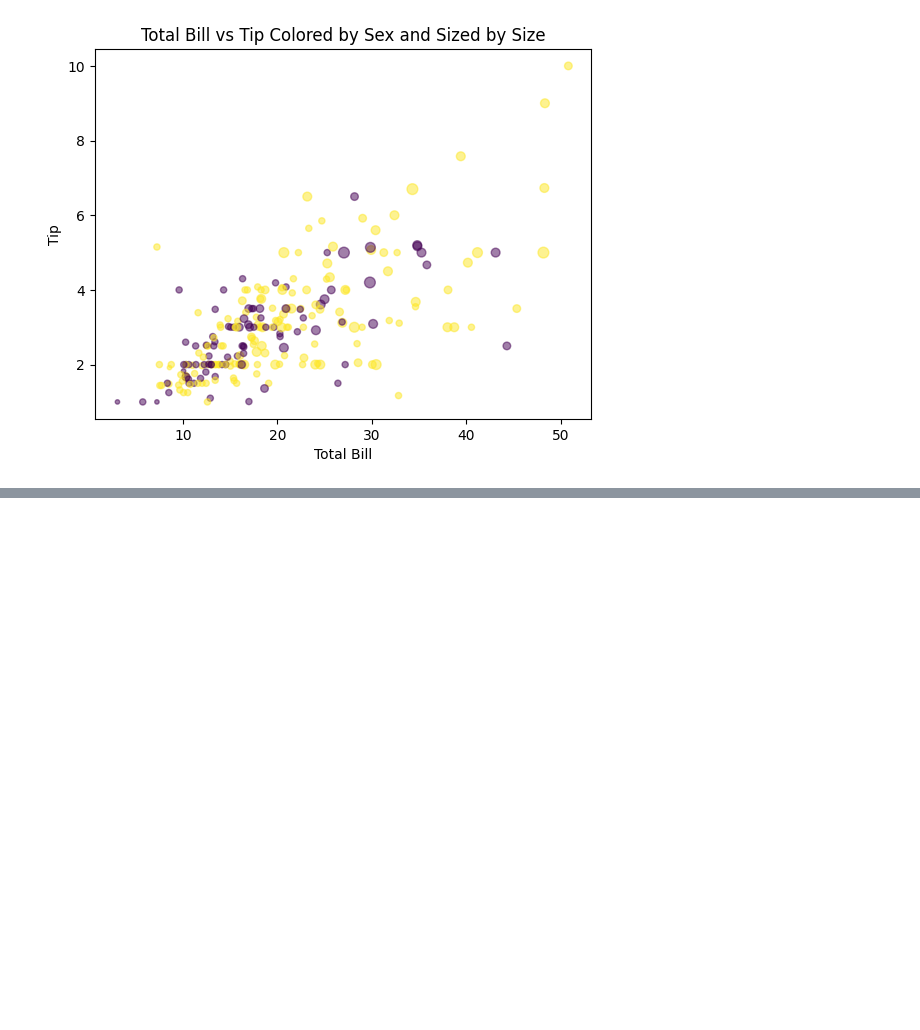
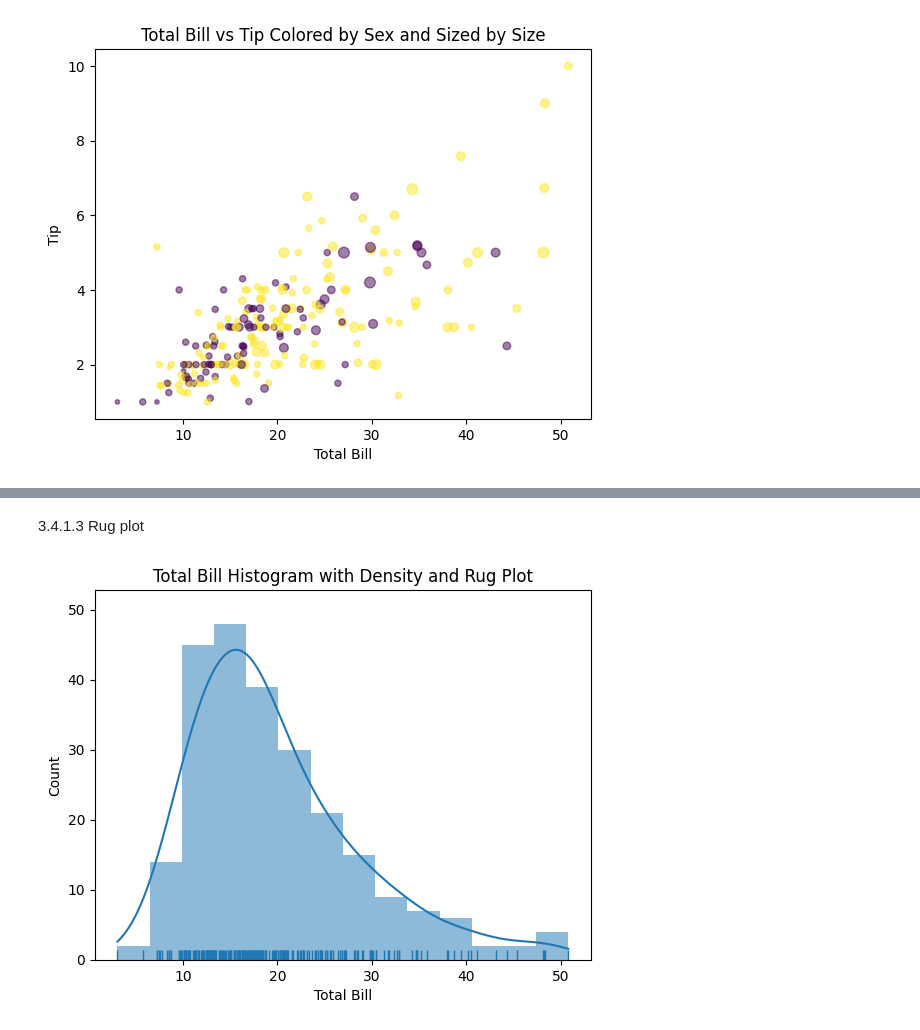
Before and after one commit to LuizGiehl/PFE, a Jupyter notebook: src/cap3.ipynb, the cells around one changed output, grey strips where cells are left out. Cells and saved outputs as stored; diff of their text form; code cells hidden in the pictures; blank space fills up the shorter version.

```diff
--- a/src/cap3.ipynb
+++ b/src/cap3.ipynb
@@ -224,0 +262,15 @@ pg 102
+# %% [markdown]
+3.4.1.3 Rug plot
+# %%
+hist_den_rug, ax = plt.subplots()
+
+#para juntar os 3 vc cria um histograma com kde true e depois adiciona o rugplot com o mesmo conjunto de dados
+ax = sns.histplot(tips['total_bill'], kde=True, edgecolor=None)
+sns.rugplot(tips['total_bill'])
+
+ax.set_title('Total Bill Histogram with Density and Rug Plot')
+ax.set_xlabel('Total Bill')
+
+plt.show()
+# %% [output]
+[figure, added]
```
Also changed, not shown: parts of 18 cells of this notebook.
